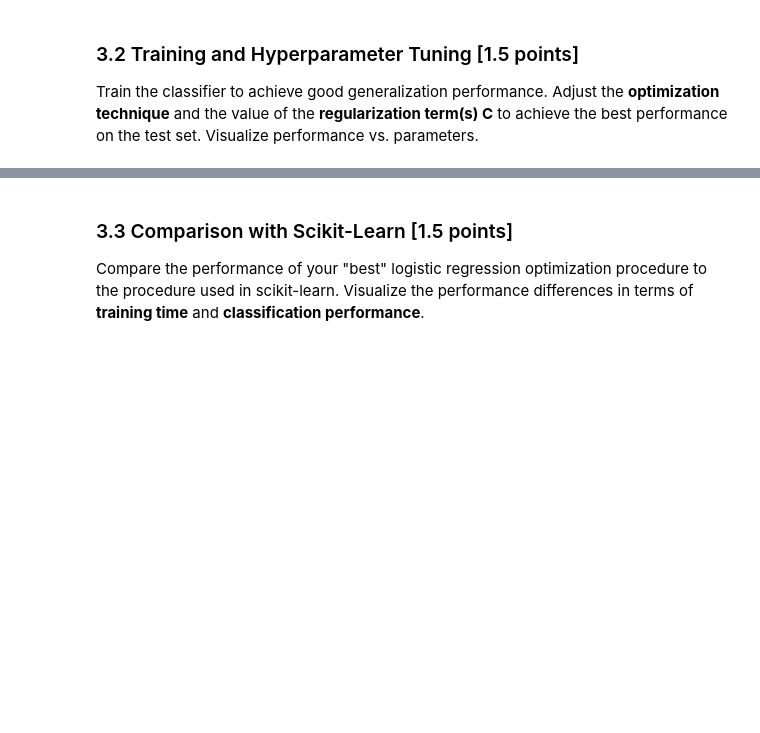
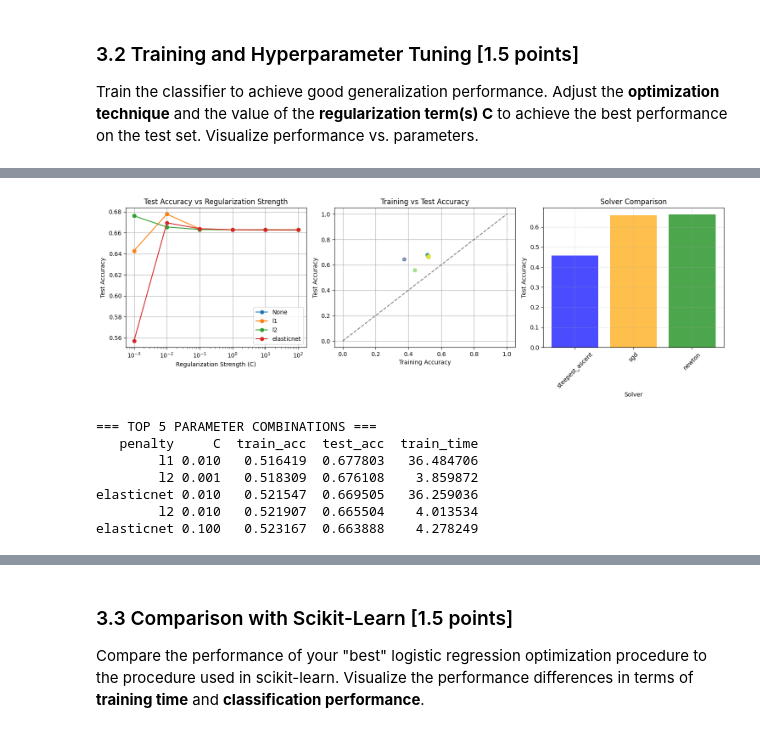
Before and after one commit to Gitlio11/2026lab3, a Jupyter notebook: 2026lab3.ipynb, the cells around one changed output, grey strips where cells are left out. Saved outputs shown, nothing was run; the diff lists cells and outputs as text; code cells hidden in the pictures; blank space fills up the shorter version.

```diff
--- a/2026lab3.ipynb
+++ b/2026lab3.ipynb
@@ -289,0 +824,59 @@ Train the classifier to achieve good generalization performance. Adjust the **op
+# %%
+# TODO: Visualize performance vs. parameters
+# Plot accuracy vs C for each regularization type
+# Plot accuracy vs solver type
+
+# Visualize performance vs. parameters
+# Convert results to DataFrame for easier plotting
+import pandas as pd
+
+results_df = pd.DataFrame(results)
+
+# Plot 1: Accuracy vs C for each regularization type
+plt.figure(figsize=(15, 5))
+
+plt.subplot(1, 3, 1)
+for penalty in penalties:
+    penalty_data = results_df[results_df['penalty'] == penalty]
+    plt.semilogx(penalty_data['C'], penalty_data['test_acc'], 'o-', label=f'{penalty}')
+plt.xlabel('Regularization Strength (C)')
+plt.ylabel('Test Accuracy')
+plt.title('Test Accuracy vs Regularization Strength')
+plt.legend()
+plt.grid(True)
+
+# Plot 2: Training vs Test accuracy (overfitting check)
+plt.subplot(1, 3, 2)
+plt.scatter(results_df['train_acc'], results_df['test_acc'], alpha=0.6, c=results_df.index)
+plt.plot([0, 1], [0, 1], 'k--', alpha=0.5)  # diagonal line
+plt.xlabel('Training Accuracy')
+plt.ylabel('Test Accuracy')
+plt.title('Training vs Test Accuracy')
+plt.grid(True)
+
+# Plot 3: Solver comparison
+plt.subplot(1, 3, 3)
+solver_df = pd.DataFrame(solver_results)
+plt.bar(solver_df['solver'], solver_df['test_acc'], alpha=0.7, color=['blue', 'orange', 'green'])
+plt.xlabel('Solver')
+plt.ylabel('Test Accuracy')
+plt.title('Solver Comparison')
+plt.xticks(rotation=45)
+plt.grid(True, alpha=0.3)
+
+plt.tight_layout()
+plt.show()
+
+# Summary table of top 5 results
+print("\n=== TOP 5 PARAMETER COMBINATIONS ===")
+top_results = results_df.nlargest(5, 'test_acc')[['penalty', 'C', 'train_acc', 'test_acc', 'train_time']]
+print(top_results.to_string(index=False))
+# %% [output]
+[figure, added]
+=== TOP 5 PARAMETER COMBINATIONS ===
+   penalty     C  train_acc  test_acc  train_time
+        l1 0.010   0.516419  0.677803   36.484706
+        l2 0.001   0.518309  0.676108    3.859872
+elasticnet 0.010   0.521547  0.669505   36.259036
+        l2 0.010   0.521907  0.665504    4.013534
+elasticnet 0.100   0.523167  0.663888    4.278249
```
Also changed, not shown: parts of 35 cells of this notebook.
